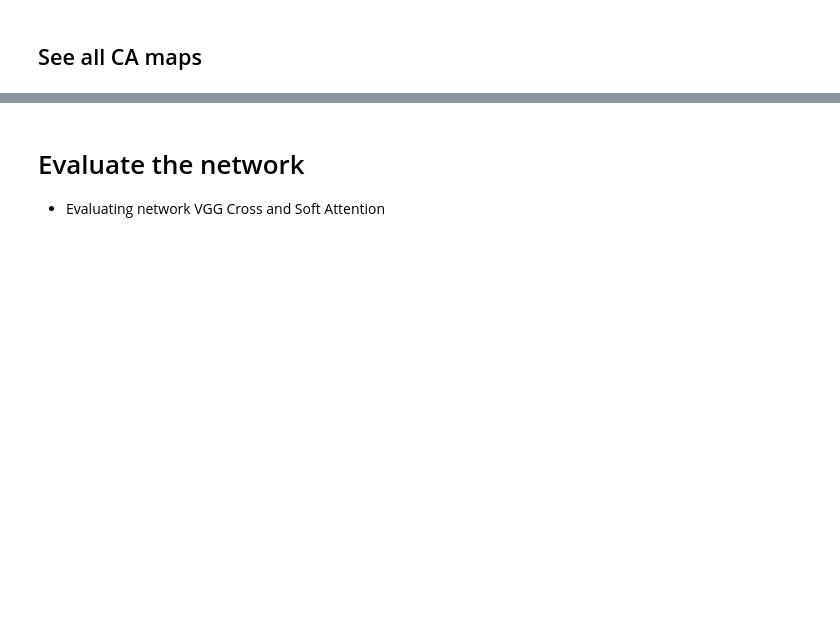
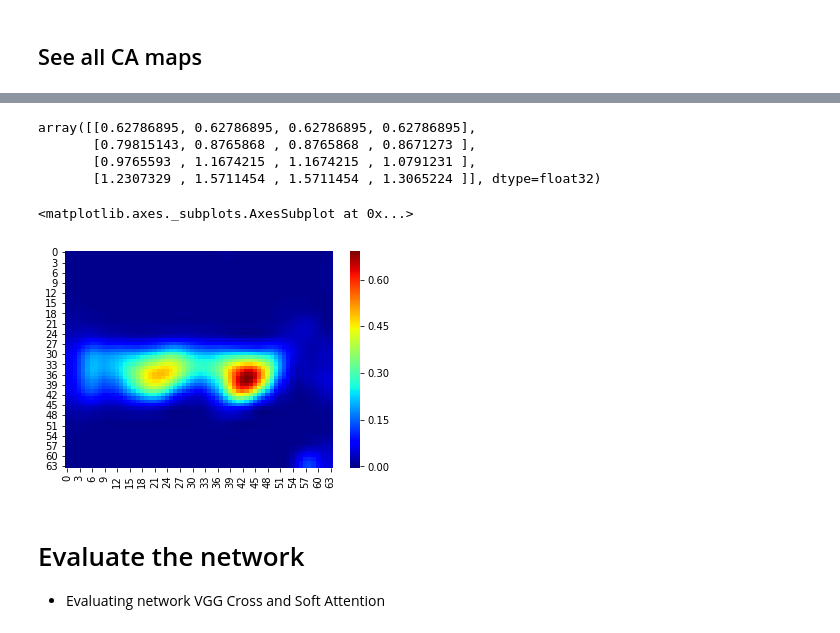
Before and after one commit to mshaikh2/AttentionHandwritingVerification, a Jupyter notebook: ICFHR2020_CrossAttention_VGG.ipynb, the cells around one changed output, grey strips where cells are left out. Cells and saved outputs as stored; diff of their text form; code cells hidden in the pictures; blank space fills up the shorter version.

```diff
--- a/ICFHR2020_CrossAttention_VGG.ipynb
+++ b/ICFHR2020_CrossAttention_VGG.ipynb
@@ -716,8 +773,16 @@ mapr[image_index].min(),mapr[image_index].max()
+# %%
+maps_sa5[image_index].sum(axis=0)
+# %% [output]
+array([[0.62786895, 0.62786895, 0.62786895, 0.62786895],
+       [0.79815143, 0.8765868 , 0.8765868 , 0.8671273 ],
+       [0.9765593 , 1.1674215 , 1.1674215 , 1.0791231 ],
+       [1.2307329 , 1.5711454 , 1.5711454 , 1.3065224 ]], dtype=float32)
 # %%
 # sn.heatmap(maps2_r[image_index][j+i*26].reshape((26,26)),cmap='jet')
-image_idx = [0,11,60,80,100,120]
-for image_index in image_idx:
-    sn.heatmap(cv2.resize(maps_sa3[image_index].sum(axis=0),(64,64),interpolation=cv2.INTER_CUBIC),cmap='jet')
+sn.heatmap(cv2.resize(maps_sa3[image_index].sum(axis=0),(64,64),interpolation=cv2.INTER_CUBIC),cmap='jet')
+# %% [output]
+<matplotlib.axes._subplots.AxesSubplot at 0x...>
+[figure, added]
 # %% [markdown]
 # Evaluate the network
 - Evaluating network VGG Cross and Soft Attention
```
Also changed, not shown: parts of 17 cells of this notebook.
